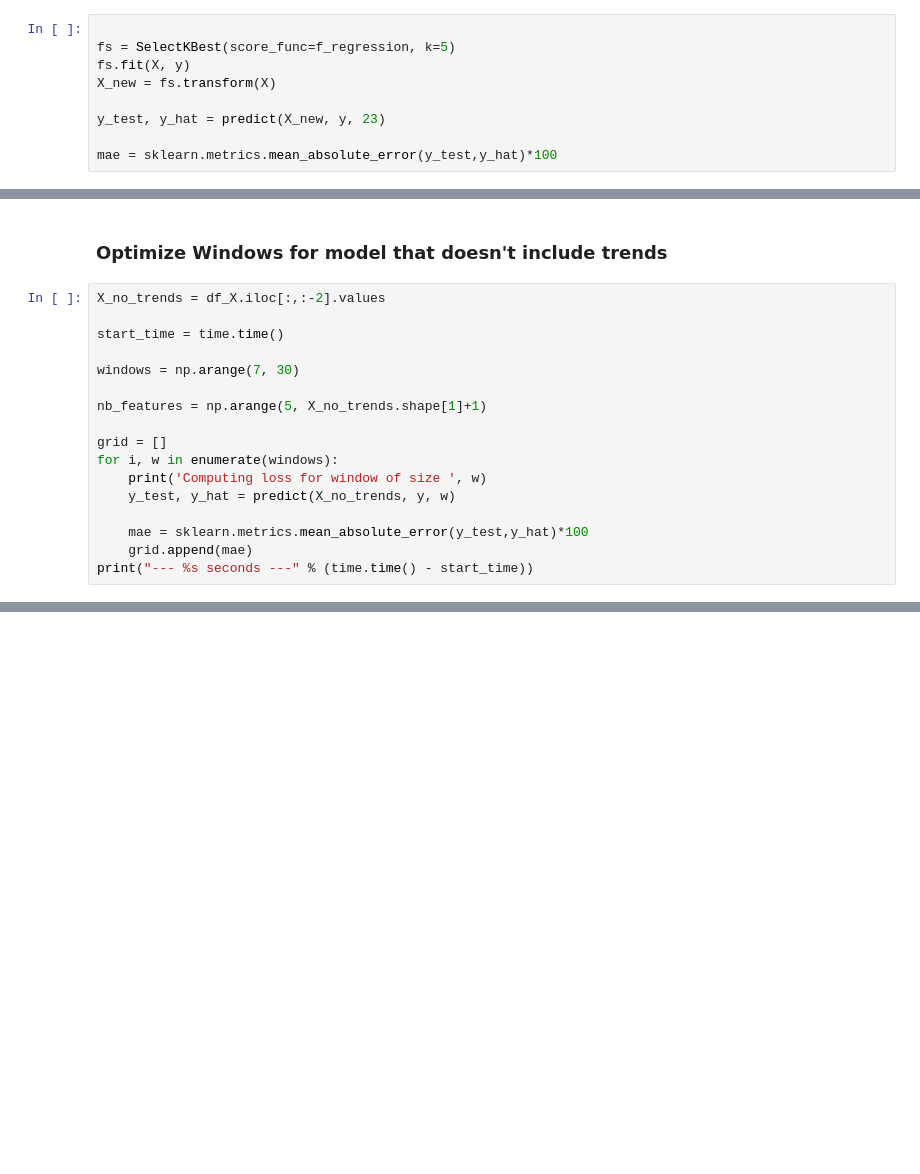
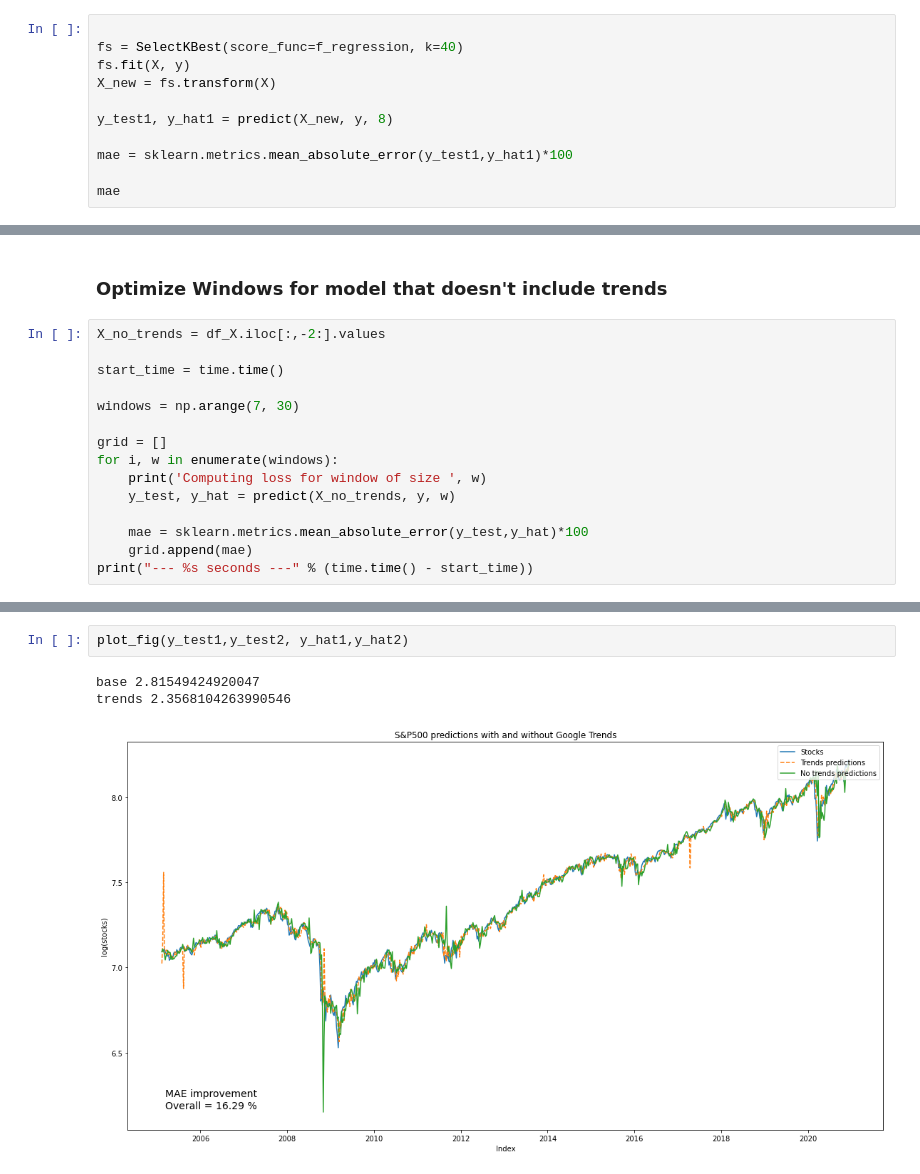
Before and after one commit to epfl-ada/ada-2020-project-milestone-p3-p3_adache, a Jupyter notebook: project.ipynb, the cells around one changed output, grey strips where cells are left out. Drawn from its saved outputs; the diff is of its cells as text; blank space fills up the shorter version.

```diff
--- a/project.ipynb
+++ b/project.ipynb
@@ -611,9 +643,11 @@ window_idx, features_idx = np.where(grid == grid.min())
 # %%
 
-fs = SelectKBest(score_func=f_regression, k=5)
+fs = SelectKBest(score_func=f_regression, k=40)
 fs.fit(X, y)
 X_new = fs.transform(X)
 
-y_test, y_hat = predict(X_new, y, 23)
+y_test1, y_hat1 = predict(X_new, y, 8)
 
-mae = sklearn.metrics.mean_absolute_error(y_test,y_hat)*100
+mae = sklearn.metrics.mean_absolute_error(y_test1,y_hat1)*100
+
+mae
@@ -636,13 +684,11 @@ y(t-52)
 # %% [markdown]
 ### Optimize Windows for model that doesn't include trends
 # %%
-X_no_trends = df_X.iloc[:,:-2].values
+X_no_trends = df_X.iloc[:,-2:].values
 
 start_time = time.time()
 
 windows = np.arange(7, 30)
-
-nb_features = np.arange(5, X_no_trends.shape[1]+1)
 
 grid = []
 for i, w in enumerate(windows):
@@ -740,0 +732,6 @@ def plot_fig(y_tests, y_hats,y_hats_no_trends):
+# %%
+plot_fig(y_test1,y_test2, y_hat1,y_hat2)
+# %% [output]
+base 2.81549424920047
+trends 2.3568104263990546
+[figure, added]
```
Also changed, not shown: parts of 28 cells of this notebook.
